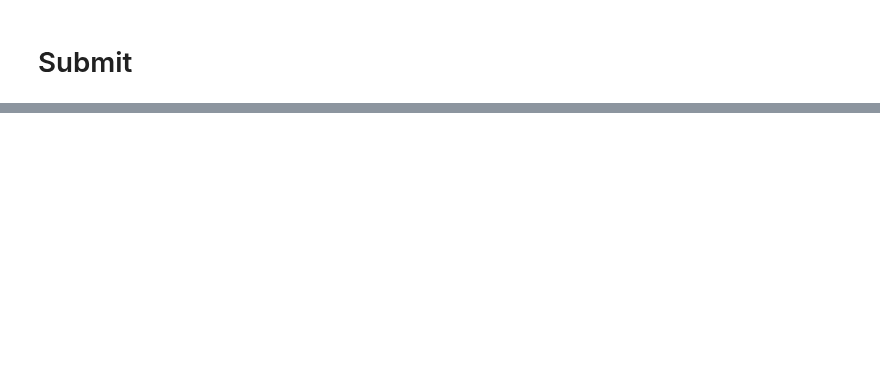
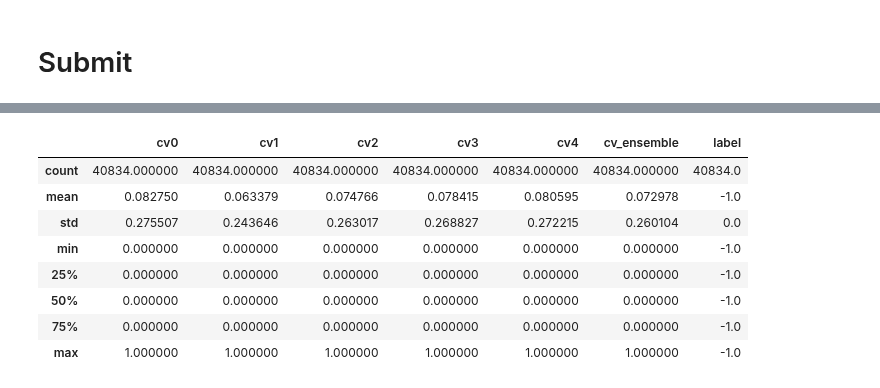
Before and after one commit to kuboko-jp/Classification_MedicalPapers_PyTorch, a Jupyter notebook: CV.ipynb, the cells around one changed output, grey strips where cells are left out. Cells and saved outputs as stored; diff of their text form; code cells hidden in the pictures; blank space fills up the shorter version.

```diff
--- a/CV.ipynb
+++ b/CV.ipynb
@@ -680,0 +817,12 @@ pred_df
+# %%
+pred_df.describe()
+# %% [output]
+|  | cv0 | cv1 | cv2 | cv3 | cv4 | cv_ensemble | label |
+| count | 40834.000000 | 40834.000000 | 40834.000000 | 40834.000000 | 40834.000000 | 40834.000000 | 40834.0 |
+| mean | 0.082750 | 0.063379 | 0.074766 | 0.078415 | 0.080595 | 0.072978 | -1.0 |
+| std | 0.275507 | 0.243646 | 0.263017 | 0.268827 | 0.272215 | 0.260104 | 0.0 |
+| min | 0.000000 | 0.000000 | 0.000000 | 0.000000 | 0.000000 | 0.000000 | -1.0 |
+| 25% | 0.000000 | 0.000000 | 0.000000 | 0.000000 | 0.000000 | 0.000000 | -1.0 |
+| 50% | 0.000000 | 0.000000 | 0.000000 | 0.000000 | 0.000000 | 0.000000 | -1.0 |
+| 75% | 0.000000 | 0.000000 | 0.000000 | 0.000000 | 0.000000 | 0.000000 | -1.0 |
+| max | 1.000000 | 1.000000 | 1.000000 | 1.000000 | 1.000000 | 1.000000 | -1.0 |
```
Also changed, not shown: parts of 12 cells of this notebook, 2 other files.
